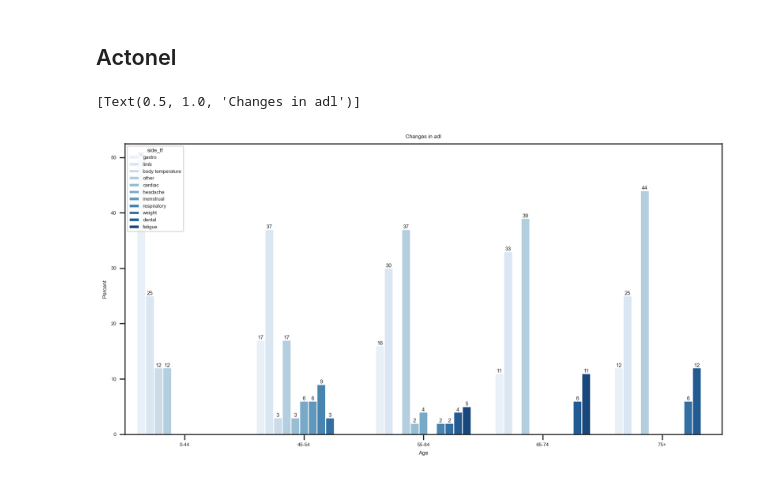
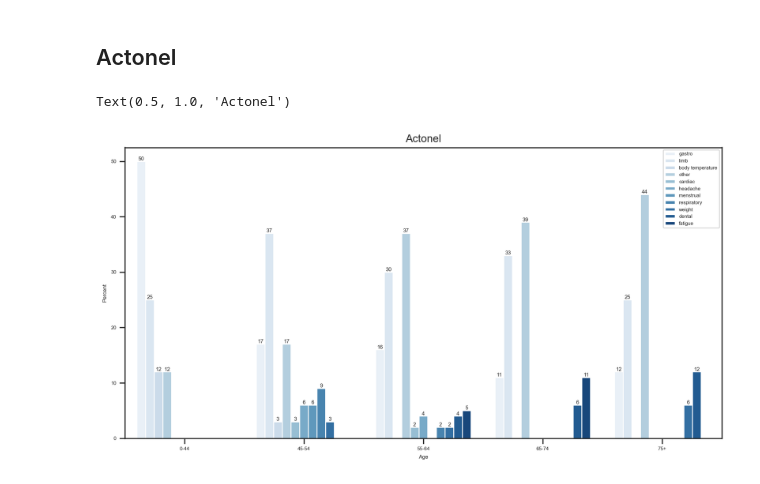
Before and after one commit to woonsupkim/DrugReview, a Jupyter notebook: Woon_after_Classification.ipynb, the cells around one changed output. Drawn from its saved outputs; the diff is of its cells as text; code cells hidden in the pictures.

```diff
--- a/Woon_after_Classification.ipynb
+++ b/Woon_after_Classification.ipynb
@@ -721,11 +723,12 @@ df_actonel2['Percent'] = round(df_actonel2['Drug']/df_actonel2['Sum']*100,0)
 # %%
 sns.set_style('ticks')
 fig, ax = plt.subplots()
 fig.set_size_inches(12,6)
 ax = sns.barplot(x='Age', y='Percent', hue = 'side_tf', data = df_actonel2, palette = 'Blues', order = ["0-44", "45-54", "55-64", "65-74", "75+"])
+plt.legend(loc='upper right')
 for container in ax.containers:
     ax.bar_label(container)
-ax.set(title='Changes in adl')
+plt.title('Actonel', fontsize=12)
 # %% [output]
-[Text(0.5, 1.0, 'Changes in adl')]
+Text(0.5, 1.0, 'Actonel')
-[figure, old version]
+[figure, new version]
```
Also changed, not shown: parts of 2 cells of this notebook.
